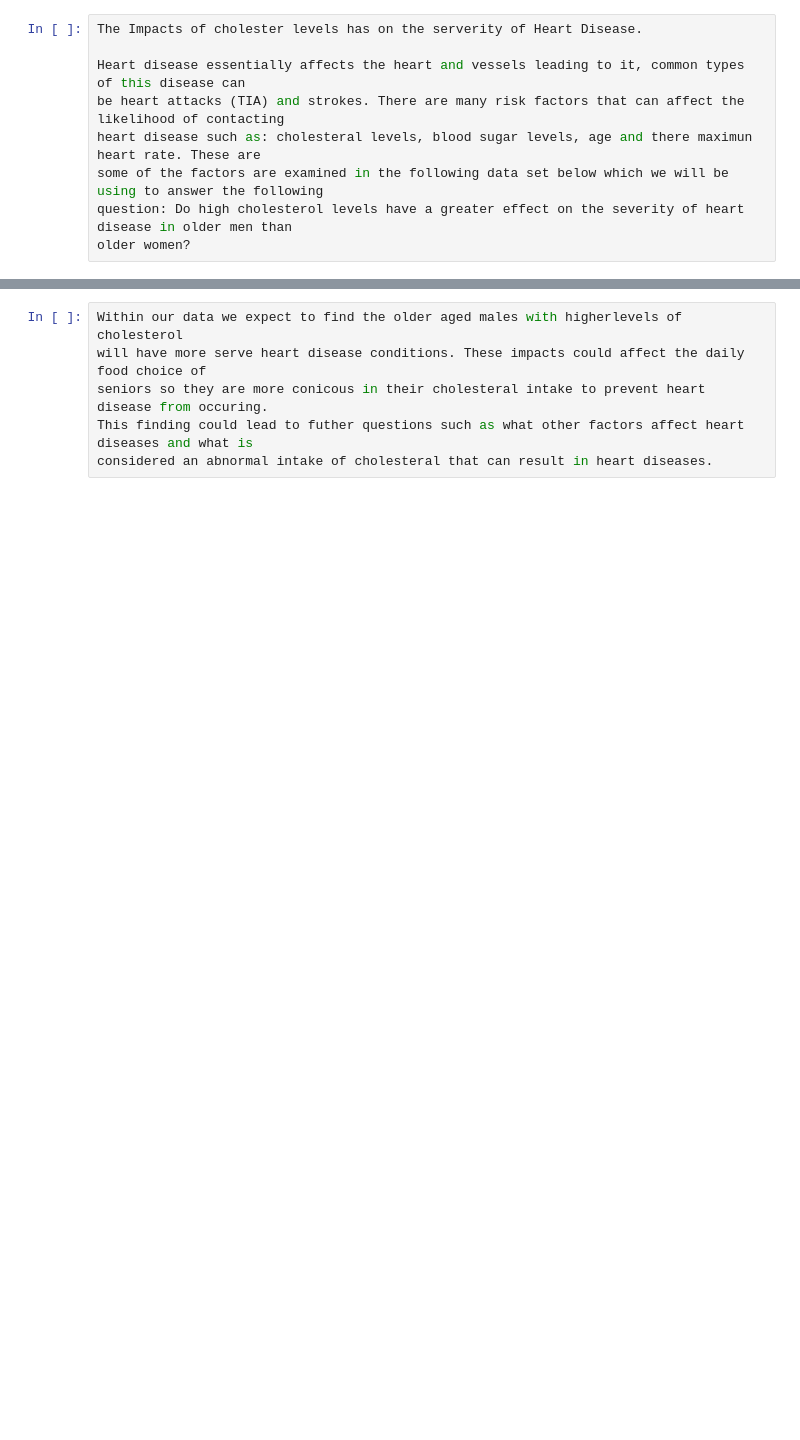
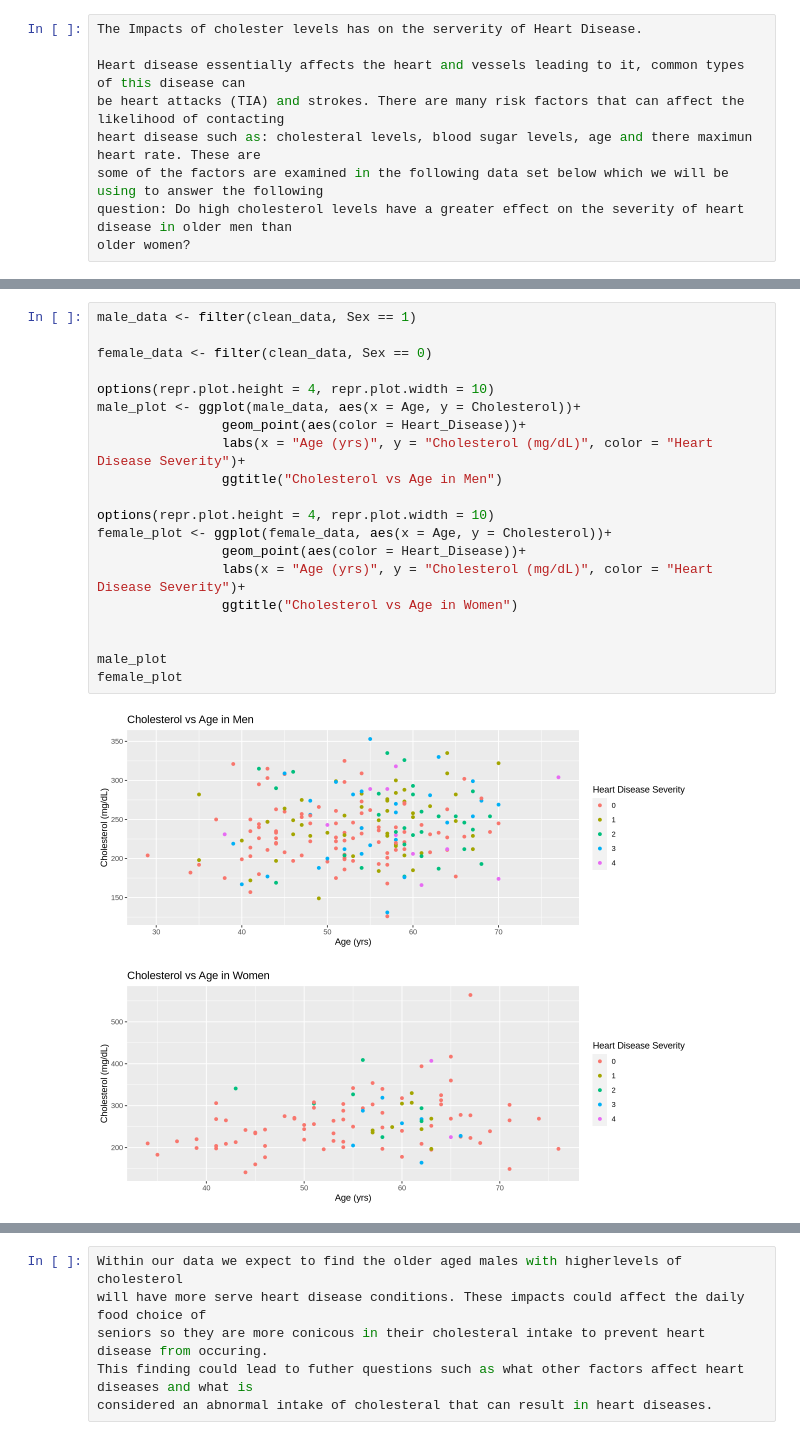
Before and after one commit to katelynmilan/DSCI_project, a Jupyter notebook: Project Proposal.ipynb, the cells around one changed output, grey strips where cells are left out. Saved outputs shown, nothing was run; the diff lists cells and outputs as text; blank space fills up the shorter version.

```diff
--- a/Project Proposal.ipynb
+++ b/Project Proposal.ipynb
@@ -49,6 +59,29 @@ A tibble: 303 × 4
 | 57 | 1 | 131 | 3 |
 | 57 | 0 | 236 | 1 |
 | 38 | 1 | 175 | 0 |
+# %%
+male_data <- filter(clean_data, Sex == 1)
+
+female_data <- filter(clean_data, Sex == 0)
+
+options(repr.plot.height = 4, repr.plot.width = 10)
+male_plot <- ggplot(male_data, aes(x = Age, y = Cholesterol))+
+                geom_point(aes(color = Heart_Disease))+
+                labs(x = "Age (yrs)", y = "Cholesterol (mg/dL)", color = "Heart Disease Severity")+
+                ggtitle("Cholesterol vs Age in Men")
+
+options(repr.plot.height = 4, repr.plot.width = 10)
+female_plot <- ggplot(female_data, aes(x = Age, y = Cholesterol))+
+                geom_point(aes(color = Heart_Disease))+
+                labs(x = "Age (yrs)", y = "Cholesterol (mg/dL)", color = "Heart Disease Severity")+
+                ggtitle("Cholesterol vs Age in Women")
+
+
+male_plot
+female_plot
+# %% [output]
+[figure, added]
+[figure, added]
 # %%
 To conduct this data analysis we will use the columns of Age, Sex, Cholesteral and Heart Disease Severity.
 To search for our answer we would first tidy and wrangle all the data so we can perform an anaylysis.
```
Also changed, not shown: parts of 3 cells of this notebook.
